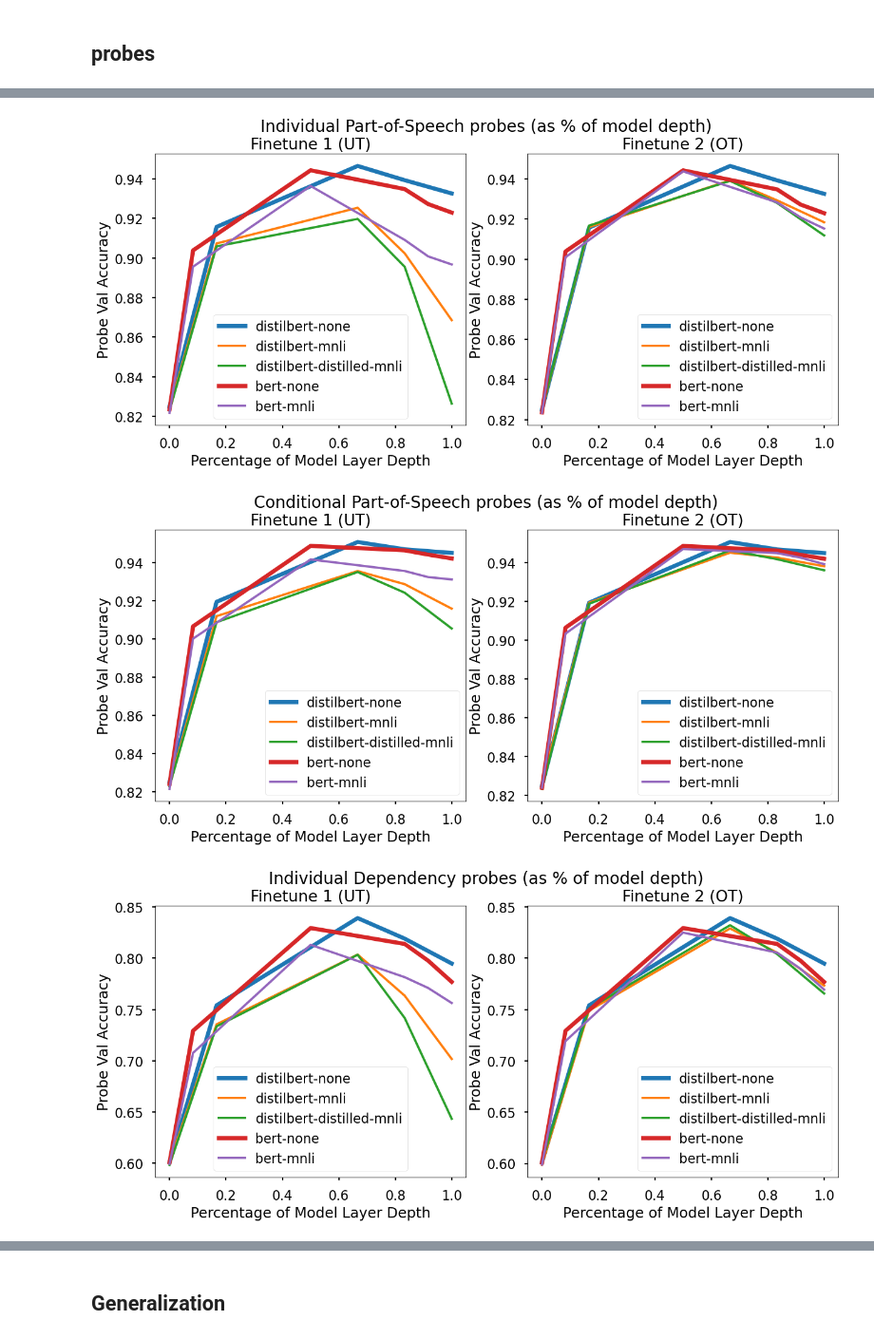
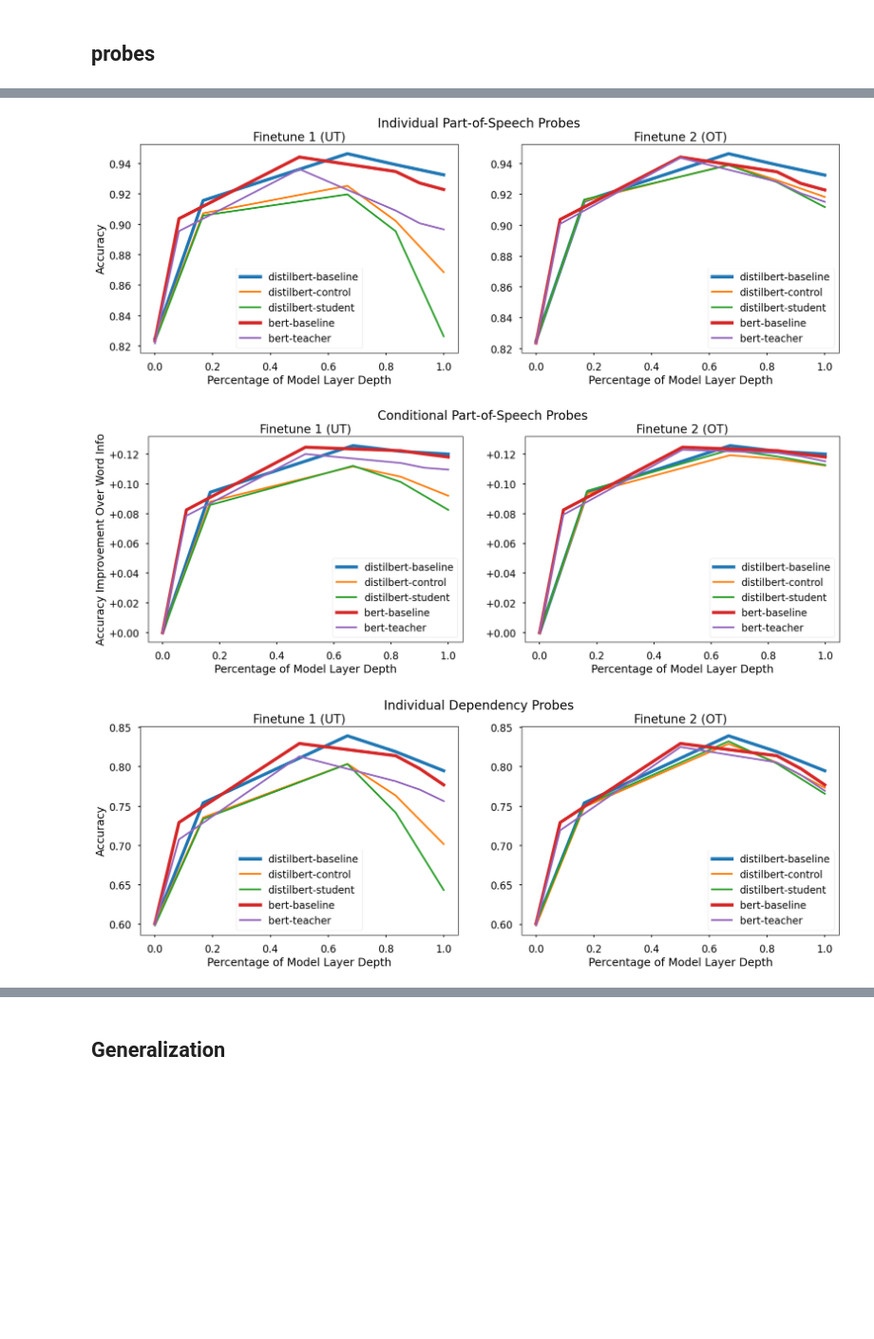
Before and after one commit to zy-f/nlp-distill-probing, a Jupyter notebook: visualization.ipynb, the cells around one changed output, grey strips where cells are left out. Shown at 95% size. Cells and saved outputs as stored; diff of their text form; code cells hidden in the pictures; blank space fills up the shorter version.

```diff
--- a/visualization.ipynb
+++ b/visualization.ipynb
@@ -16,3 +17,11 @@ full_words = {
     'dep': 'Dependency',
     'ner': 'Named Entity Recognition',
 }
+fancy_model_names = {
+    'distilbert-none': 'distilbert-baseline',
+    'bert-none': 'bert-baseline',
+    'distilbert-mnli': 'distilbert-control',
+    'bert-mnli': 'bert-teacher',
+    'distilbert-mixedmnli': 'distilbert-student',
+
+}
@@ -20,9 +55,14 @@ full_words = {
 df = pd.read_csv('data/probe_outputs.csv')
 for ptype in ['indiv', 'cond']:
     fig, ax = plt.subplots(1)
-    ax.set_title(f"Baseline {full_words[ptype].lower()} probes")
+    ax.set_title(f"Baseline {full_words[ptype]} Probes")
     ax.set_xlabel('Percentage of Model Layer Depth')
-    ax.set_ylabel('Probe Val Accuracy')
+    if ptype == 'cond':
+        ax.set_ylabel('Accuracy Improvement Over Word Info')
+        formatter = matplotlib.ticker.FuncFormatter(lambda x, pos: f"{x:+.2f}")
+        ax.yaxis.set_major_formatter(formatter=formatter)
+    else:
+        ax.set_ylabel('Accuracy')
     for k,t in enumerate(['pos', 'dep', 'ner']):
         for model in ['distilbert', 'bert']:
             layers = b_layers if model == 'bert' else db_layers
@@ -32,6 +72,8 @@ for ptype in ['indiv', 'cond']:
             #     tune_types += ['mixedmnli']
             subdf = df[(df['m_arch'] == model) & (df['p_type'] == ptype) & (df['p_task'] == t)]
             data_slice = subdf[subdf['m_finetune'] == 'none'][layer_names]
+            if ptype == 'cond':
+                data_slice -= data_slice.iloc[0, 0]
             layer_pcts = [l / max(layers) for l in layers]
             ax.plot(layer_pcts, data_slice.values.flatten(), label=f'{model}, {t}', color=COLORS[k], \
                     linestyle='solid' if model == 'bert' else 'dashed')
@@ -43,41 +85,51 @@ for ptype in ['indiv', 'cond']:
 # %%
 df = pd.read_csv('data/probe_outputs.csv')
 df_old = pd.read_csv('data/probe_outputs_old.csv')
 for t in ['pos', 'dep', 'ner']:
     for ptype in ['indiv', 'cond']:
-        fig, ax = plt.subplots(ncols=2, figsize=(15, 6))
+        fig, ax = plt.subplots(ncols=2, figsize=(20, 6))
         i = 0
         for model in ['distilbert', 'bert']:
             layers = b_layers if model == 'bert' else db_layers
             layer_names = [f'layer{i}' for i in layers]
             tune_types = ['none', 'mnli']
             if model == 'distilbert':
                 tune_types += ['mixedmnli']
             subdf = df[(df['m_arch'] == model) & (df['p_type'] == ptype) & (df['p_task'] == t)]
             subdf_old = df_old[(df_old['m_arch'] == model) & (df_old['p_type'] == ptype) & (df_old['p_task'] == t)]
-            fig.suptitle(f"{full_words[ptype]} {full_words[t]} probes (as % of model depth)", size=20)
+            fig.suptitle(f"{full_words[ptype]} {full_words[t]} Probes", size=20)
             ax[0].set_title('Finetune 1 (UT)')
             ax[1].set_title('Finetune 2 (OT)')
             ax[0].set_xlabel('Percentage of Model Layer Depth')
             ax[1].set_xlabel('Percentage of Model Layer Depth')
-            ax[0].set_ylabel('Probe Val Accuracy')
-            ax[1].set_ylabel('Probe Val Accuracy')
+            if ptype == 'cond':
+                ax[0].set_ylabel('Accuracy Improvement Over Word Info')
+                # ax[1].set_ylabel('Accuracy Improvement Over Word Info')
+                formatter = matplotlib.ticker.FuncFormatter(lambda x, pos: f"{x:+.2f}")
+                ax[0].yaxis.set_major_formatter(formatter=formatter)
+                ax[1].yaxis.set_major_formatter(formatter=formatter)
+            else:
+                ax[0].set_ylabel('Accuracy')
+                # ax[1].set_ylabel('Accuracy')
             for tt in tune_types:
                 data_ = subdf[subdf['m_finetune'] == tt][layer_names]
                 data_old_ = subdf_old[subdf_old['m_finetune'] == tt][layer_names]
+                if ptype == 'cond':
+                    data_ -= data_.iloc[0, 0]
+                    data_old_ -= data_old_.iloc[0, 0]
                 layer_pcts = [l / max(layers) for l in layers]
-                tt = tt.replace('mixedmnli', 'distilled-mnli')
+                lbl = fancy_model_names[f'{model}-{tt}']
                 if tt == 'none':
-                    ax[0].plot(layer_pcts, data_.values.flatten(), label=f'{model}-{tt}', color=COLORS[i], linewidth=5)
-                    ax[1].plot(layer_pcts, data_.values.flatten(), label=f'{model}-{tt}', color=COLORS[i], linewidth=5)
+                    ax[0].plot(layer_pcts, data_.values.flatten(), label=lbl, color=COLORS[i], linewidth=5)
+                    ax[1].plot(layer_pcts, data_.values.flatten(), label=lbl, color=COLORS[i], linewidth=5)
                 else:
-                    ax[1].plot(layer_pcts, data_.values.flatten(), label=f'{model}-{tt}', color=COLORS[i])
-                    ax[0].plot(layer_pcts, data_old_.values.flatten(), label=f'{model}-{tt}', color=COLORS[i])
+                    ax[1].plot(layer_pcts, data_.values.flatten(), label=lbl, color=COLORS[i])
+                    ax[0].plot(layer_pcts, data_old_.values.flatten(), label=lbl, color=COLORS[i])
                 i += 1
         ax[0].legend()
         ax[1].legend()
         plt.show()
 # %% [output]
-[figure, old version]
+[figure, new version]
-[figure, old version]
+[figure, new version]
-[figure, old version]
+[figure, new version]
```
Also changed, not shown: parts of 4 cells of this notebook.
